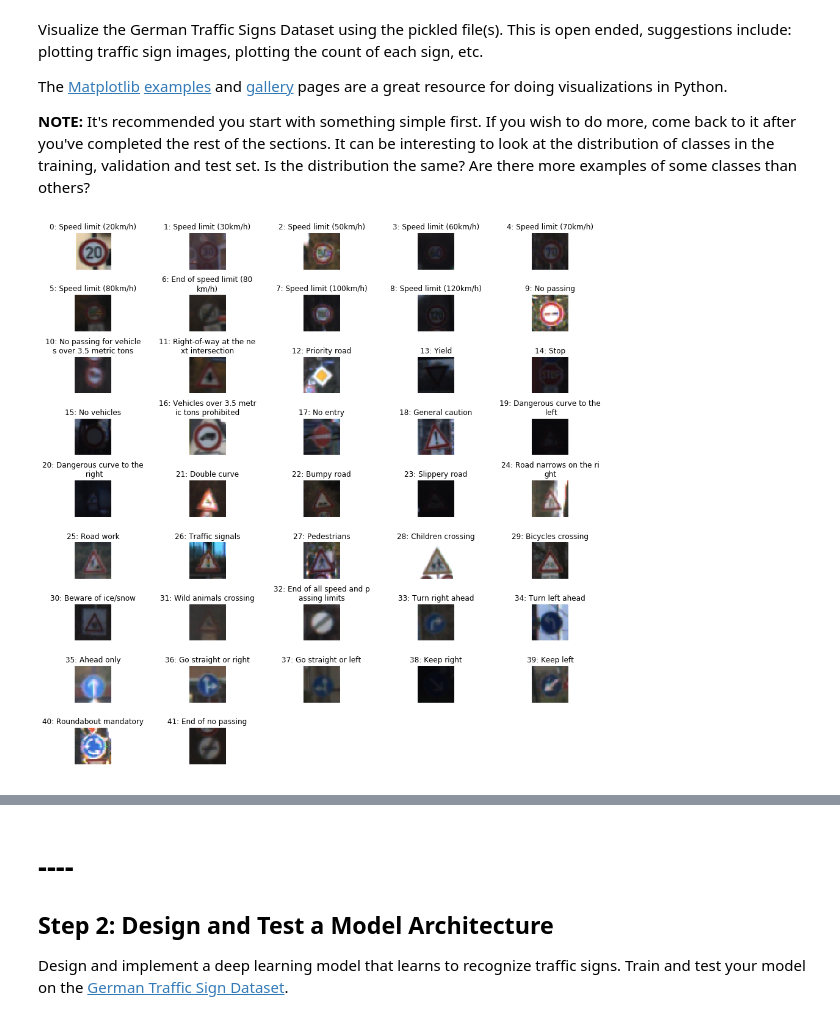
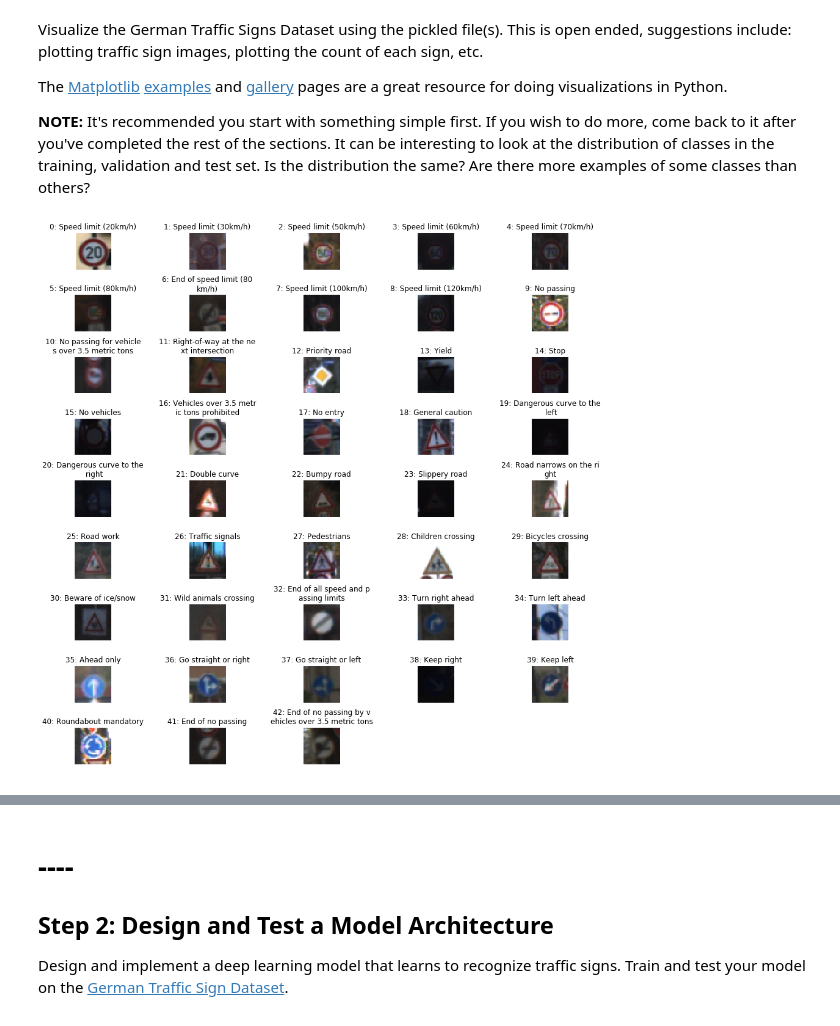
Before and after one commit to greenfield932/CarND-Traffic-Sign-Classifier-Project, a Jupyter notebook: Traffic_Sign_Classifier.ipynb, the cells around one changed output, grey strips where cells are left out. Saved outputs shown, nothing was run; the diff lists cells and outputs as text; code cells hidden in the pictures.

```diff
--- a/Traffic_Sign_Classifier.ipynb
+++ b/Traffic_Sign_Classifier.ipynb
@@ -128,10 +128,10 @@ for line in data:
         sign_name = items[1]
         idcount[sign_id] = 0
         ids.append(sign_id)
-        xlabels.append(sign_name)
+        xlabels.append(str(sign_id)+": "+sign_name)
         id2label[sign_id] = sign_name
 
-for i in range(0, n_train-1):
+for i in range(0, n_train):
     id = int(y_train[i])
     if id not in data_examples:
         data_examples[id] = i
@@ -153,7 +153,7 @@ plt.subplots_adjust(wspace = 0.3, hspace = 0.7)
 #print(y_train[idx], id2label[y_train[idx]] )
 #plt.imshow(X_train[idx])
 
-for id in range(0,n_classes-1):
+for id in range(0,n_classes):
         idx = data_examples[id]
         #print(y_train[idx], id2label[y_train[idx]] )
         image = X_train[idx]
@@ -164,34 +164,34 @@ for id in range(0,n_classes-1):
         if len(name)>MaxTitlesize:
             name = name[:MaxTitlesize] + "\n"+name[MaxTitlesize:]
         plt.title(str(id) +": "+ name, fontsize=12)
         plt.axis('off')
         #plt.title("99")
 
 
 #    plt2 = fig.add_subplot(1,6,i)
 #    #plt2.figure(figsize=(1,1))
 #    plt2.imshow(image, cmap="gray")
 #    id = train['labels'][idx]
 #    name = id2label[id]
 #    plt.title(name)
 
 #for i in range(1,6):
 #    idx = np.random.randint(0, n_train-1,1)[0]
 #    image = train['features'][idx]
 #    plt2 = fig.add_subplot(1,6,i)
 #    #plt2.figure(figsize=(1,1))
 #    plt2.imshow(image, cmap="gray")
 #    id = train['labels'][idx]
 #    name = id2label[id]
 #    plt.title(name)
 
 
 
 #print("Name = "+id2label[0])
 
 #plt.xticks(rotation=90)
 # %% [output]
-[figure, old version]
+[figure, new version]
 # %%
 
 plt.figure(figsize=(10,15))
```
Also changed, not shown: parts of 16 cells of this notebook, 6 other files.
